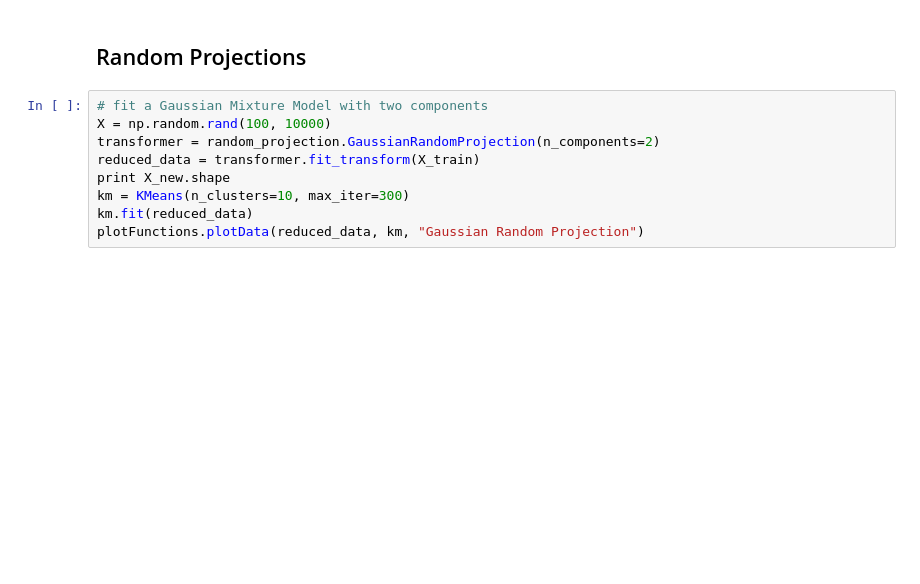
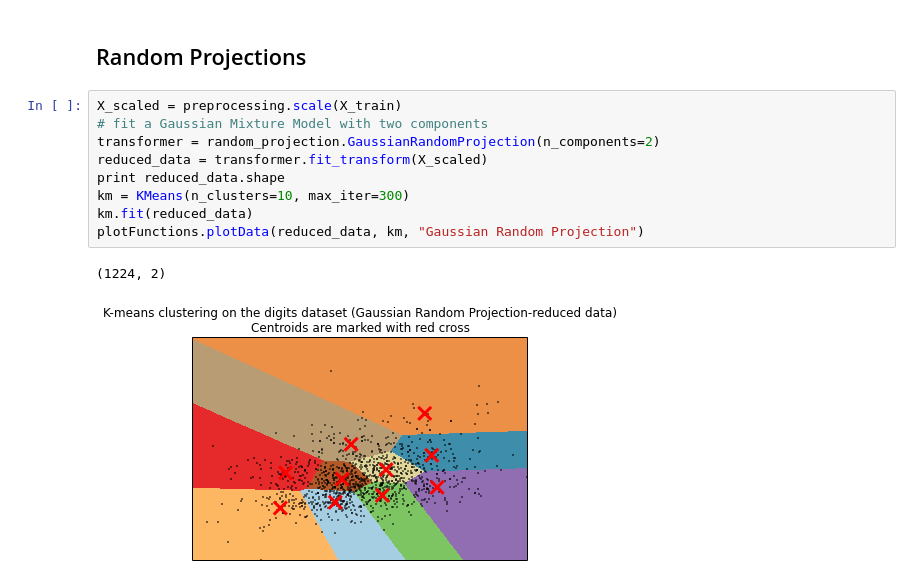
Before and after one commit to nickrobinson/UnsupervisedLearning, a Jupyter notebook: src/Unsupervised.ipynb, the cells around one changed output. Saved outputs shown, nothing was run; the diff lists cells and outputs as text; blank space fills up the shorter version.

```diff
--- a/src/Unsupervised.ipynb
+++ b/src/Unsupervised.ipynb
@@ -188,11 +303,14 @@ Silhouette Score: 0.336
 # %% [markdown]
 ## Random Projections
 # %%
+X_scaled = preprocessing.scale(X_train)
 # fit a Gaussian Mixture Model with two components
-X = np.random.rand(100, 10000)
 transformer = random_projection.GaussianRandomProjection(n_components=2)
-reduced_data = transformer.fit_transform(X_train)
-print X_new.shape
+reduced_data = transformer.fit_transform(X_scaled)
+print reduced_data.shape
 km = KMeans(n_clusters=10, max_iter=300)
 km.fit(reduced_data)
 plotFunctions.plotData(reduced_data, km, "Gaussian Random Projection")
+# %% [output]
+(1224, 2)
+[figure, added]
```
Also changed, not shown: parts of 34 cells of this notebook, 1 other file.
